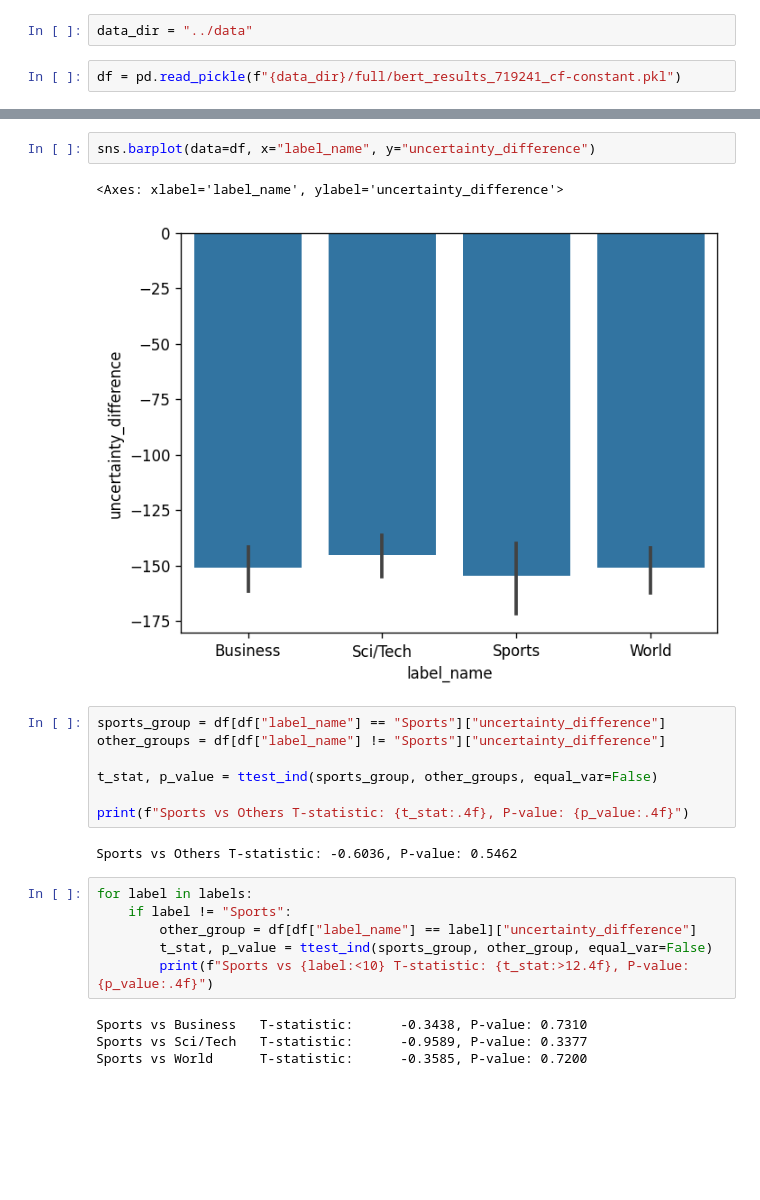
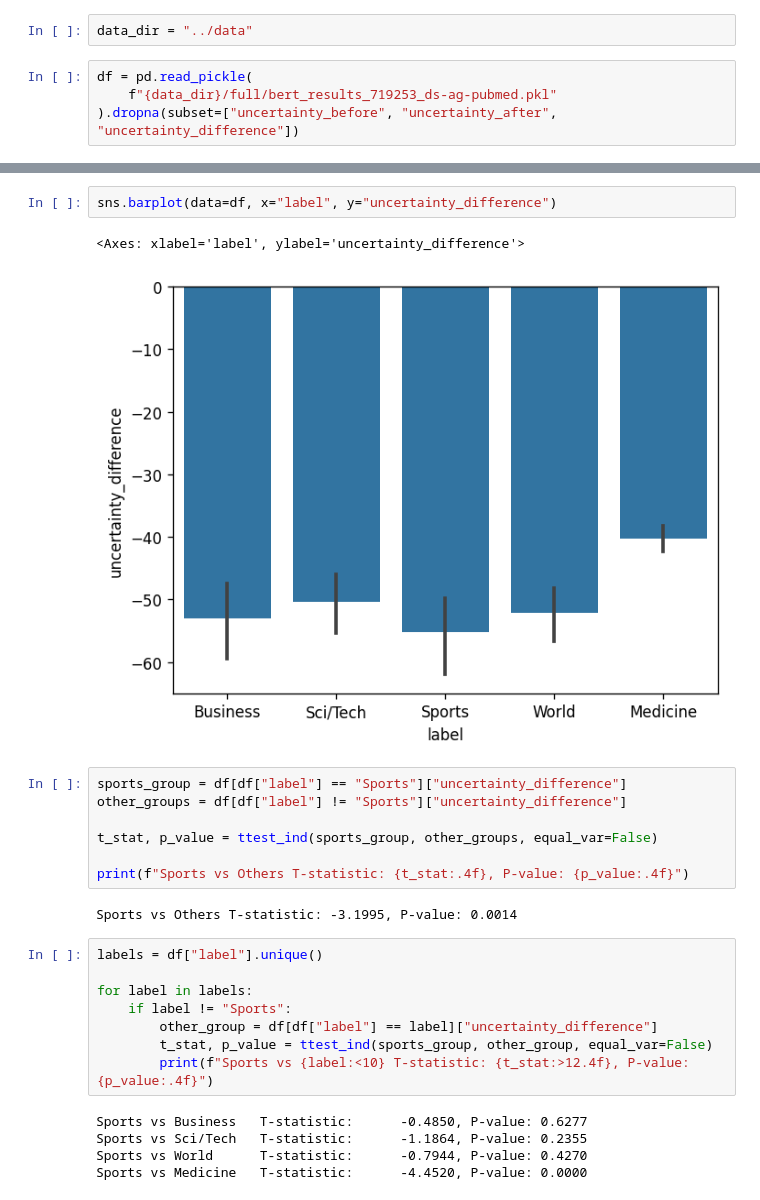
Before and after one commit to ngruenefeld/gradient-uncertainty, a Jupyter notebook: notebooks/bert_eval.ipynb, the cells around one changed output, grey strips where cells are left out. Drawn from its saved outputs; the diff is of its cells as text; blank space fills up the shorter version.

```diff
--- a/notebooks/bert_eval.ipynb
+++ b/notebooks/bert_eval.ipynb
@@ -9,7 +9,9 @@ plt.rcParams["figure.dpi"] = 120
 # %%
 data_dir = "../data"
 # %%
-df = pd.read_pickle(f"{data_dir}/full/bert_results_719241_cf-constant.pkl")
+df = pd.read_pickle(
+    f"{data_dir}/full/bert_results_719253_ds-ag-pubmed.pkl"
+).dropna(subset=["uncertainty_before", "uncertainty_after", "uncertainty_difference"])
 # %%
 df
 # %% [output]
@@ -63,24 +65,27 @@ sns.barplot(data=df_melted, x="label_name", y="uncertainty", hue="type")
 # %%
-sns.barplot(data=df, x="label_name", y="uncertainty_difference")
+sns.barplot(data=df, x="label", y="uncertainty_difference")
 # %% [output]
-<Axes: xlabel='label_name', ylabel='uncertainty_difference'>
+<Axes: xlabel='label', ylabel='uncertainty_difference'>
-[figure, old version]
+[figure, new version]
 # %%
-sports_group = df[df["label_name"] == "Sports"]["uncertainty_difference"]
-other_groups = df[df["label_name"] != "Sports"]["uncertainty_difference"]
+sports_group = df[df["label"] == "Sports"]["uncertainty_difference"]
+other_groups = df[df["label"] != "Sports"]["uncertainty_difference"]
 
 t_stat, p_value = ttest_ind(sports_group, other_groups, equal_var=False)
 
 print(f"Sports vs Others T-statistic: {t_stat:.4f}, P-value: {p_value:.4f}")
 # %% [output]
-Sports vs Others T-statistic: -0.6036, P-value: 0.5462
+Sports vs Others T-statistic: -3.1995, P-value: 0.0014
 # %%
+labels = df["label"].unique()
+
 for label in labels:
     if label != "Sports":
-        other_group = df[df["label_name"] == label]["uncertainty_difference"]
+        other_group = df[df["label"] == label]["uncertainty_difference"]
         t_stat, p_value = ttest_ind(sports_group, other_group, equal_var=False)
         print(f"Sports vs {label:<10} T-statistic: {t_stat:>12.4f}, P-value: {p_value:.4f}")
 # %% [output]
-Sports vs Business   T-statistic:      -0.3438, P-value: 0.7310
-Sports vs Sci/Tech   T-statistic:      -0.9589, P-value: 0.3377
-Sports vs World      T-statistic:      -0.3585, P-value: 0.7200
+Sports vs Business   T-statistic:      -0.4850, P-value: 0.6277
+Sports vs Sci/Tech   T-statistic:      -1.1864, P-value: 0.2355
+Sports vs World      T-statistic:      -0.7944, P-value: 0.4270
+Sports vs Medicine   T-statistic:      -4.4520, P-value: 0.0000
```
Also changed, not shown: parts of 3 cells of this notebook.
